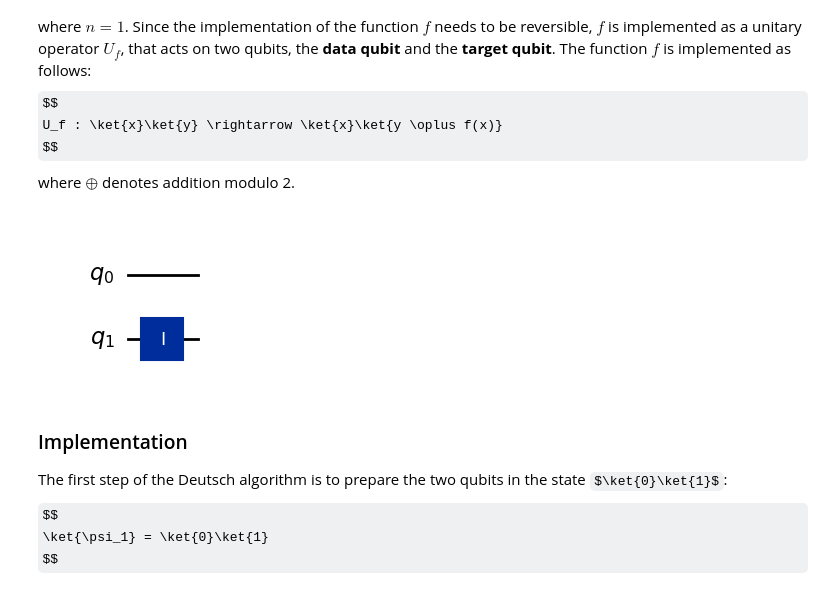
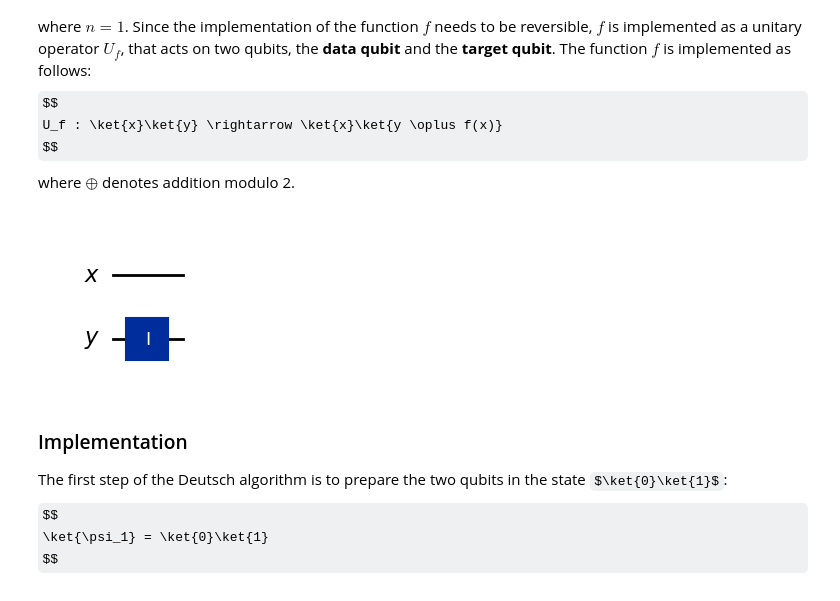
Before and after one commit to henribe01/QuantumComputing, a Jupyter notebook: DeutschJozsaAlgorithm.ipynb, the cells around one changed output. Cells and saved outputs as stored; diff of their text form; code cells hidden in the pictures; some formulas as TeX source.

Commit message:
Added Deutsch-Jozsa-Algorithm

```diff
--- a/DeutschJozsaAlgorithm.ipynb
+++ b/DeutschJozsaAlgorithm.ipynb
@@ -17,20 +19,23 @@ from qiskit.visualization import plot_state_qsphere, plot_histogram
 # %%
 constant = True
 constant_value = 0
 
-oracle_qc = QuantumCircuit(2)
+x = QuantumRegister(1, 'x')
+y = QuantumRegister(1, 'y')
+oracle_qc = QuantumCircuit(x, y)
+
 if constant:
     if constant_value:
-        oracle_qc.x(1)
+        oracle_qc.x(y)
     else:
-        oracle_qc.id(1)
+        oracle_qc.id(y)
 else:
-    oracle_qc.cx(0, 1)
+    oracle_qc.cx(x, y)
 display(oracle_qc.draw('mpl'))
 
-oracle = oracle_qc.to_gate(label='Oracle')
+oracle_deutsch = oracle_qc.to_gate(label='$U_f$')
 # %% [output]
-[figure, old version]
+[figure, new version]
 # %% [markdown]
 ### Implementation
 The first step of the Deutsch algorithm is to prepare the two qubits in the state $\ket{0}\ket{1}$:
```
Also changed, not shown: parts of 30 cells of this notebook, 1 other file.
